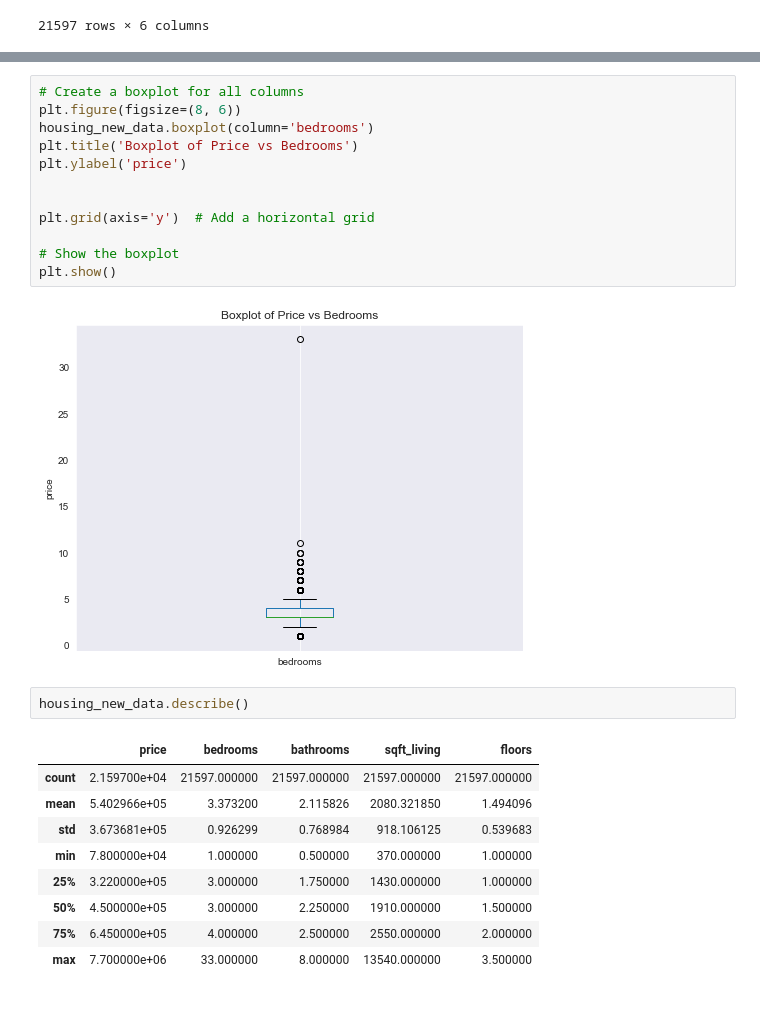
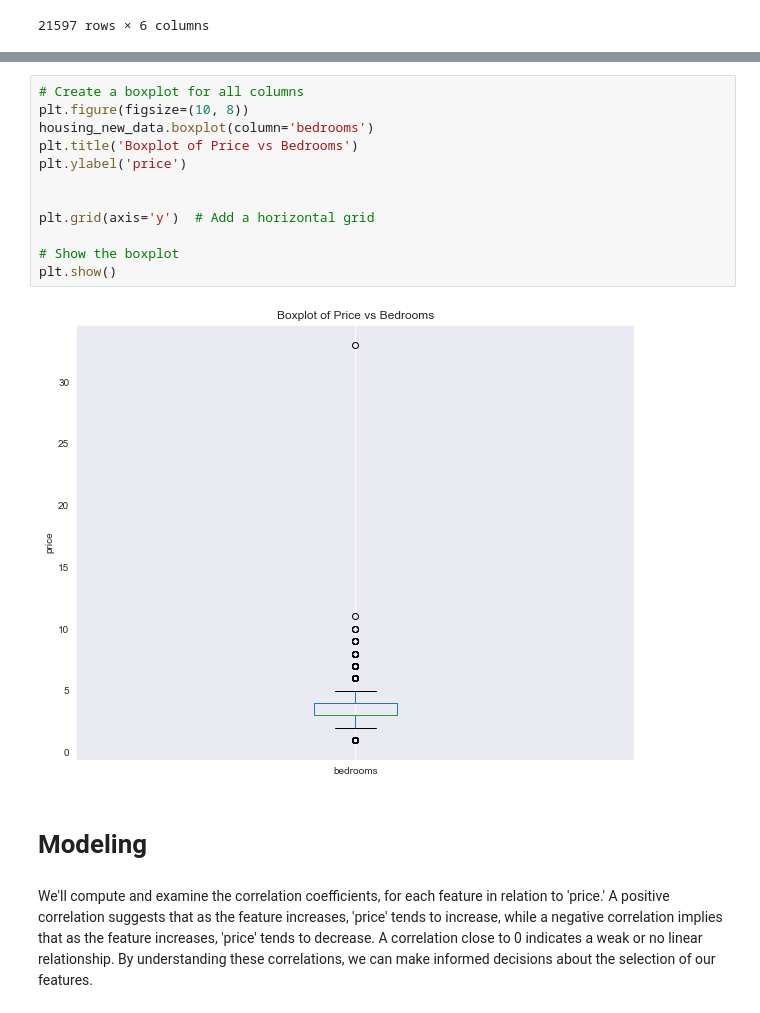
Before and after one commit to Lucy-Munge/dsc-phase-2-project-v2-3, a Jupyter notebook: student.ipynb, the cells around one changed output, grey strips where cells are left out. Cells and saved outputs as stored; diff of their text form.

Commit message:
model fit

```diff
--- a/student.ipynb
+++ b/student.ipynb
@@ -216,26 +263,18 @@ plt.show();
 # %%
 # Create a boxplot for all columns
-plt.figure(figsize=(8, 6))
+plt.figure(figsize=(10, 8))
 housing_new_data.boxplot(column='bedrooms')
 plt.title('Boxplot of Price vs Bedrooms')
 plt.ylabel('price')
 
 
 plt.grid(axis='y')  # Add a horizontal grid
 
 # Show the boxplot
 plt.show()
 # %% [output]
-[figure, old version]
+[figure, new version]
-# %%
-housing_new_data.describe()
-# %% [output]
-|  | price | bedrooms | bathrooms | sqft_living | floors |
-| count | 2.159700e+04 | 21597.000000 | 21597.000000 | 21597.000000 | 21597.000000 |
-| mean | 5.402966e+05 | 3.373200 | 2.115826 | 2080.321850 | 1.494096 |
-| std | 3.673681e+05 | 0.926299 | 0.768984 | 918.106125 | 0.539683 |
-| min | 7.800000e+04 | 1.000000 | 0.500000 | 370.000000 | 1.000000 |
-| 25% | 3.220000e+05 | 3.000000 | 1.750000 | 1430.000000 | 1.000000 |
-| 50% | 4.500000e+05 | 3.000000 | 2.250000 | 1910.000000 | 1.500000 |
-| 75% | 6.450000e+05 | 4.000000 | 2.500000 | 2550.000000 | 2.000000 |
-| max | 7.700000e+06 | 33.000000 | 8.000000 | 13540.000000 | 3.500000 |
+# %% [markdown]
+# Modeling
+# %% [markdown]
+We'll compute and examine the correlation coefficients, for each feature in relation to 'price.' A positive correlation suggests that as the feature increases, 'price' tends to increase, while a negative correlation implies that as the feature increases, 'price' tends to decrease. A correlation close to 0 indicates a weak or no linear relationship. By understanding these correlations, we can make informed decisions about the selection of our features.
```
Also changed, not shown: parts of 35 cells of this notebook.
